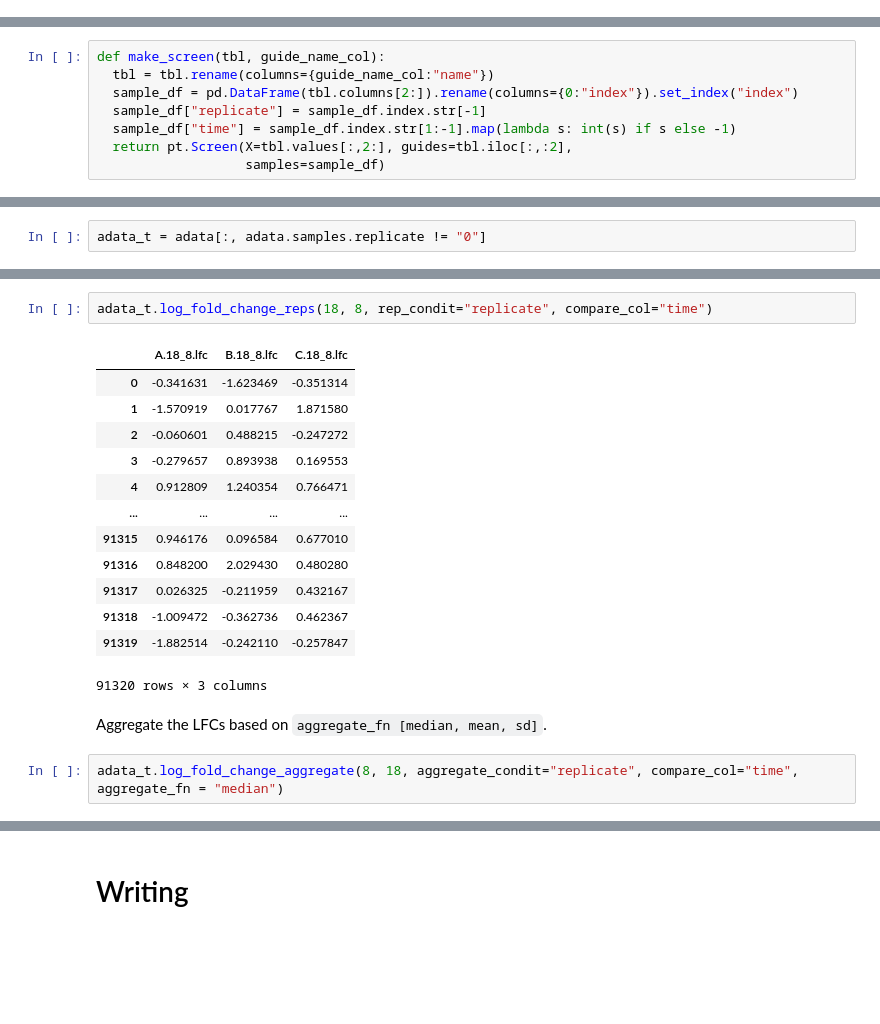
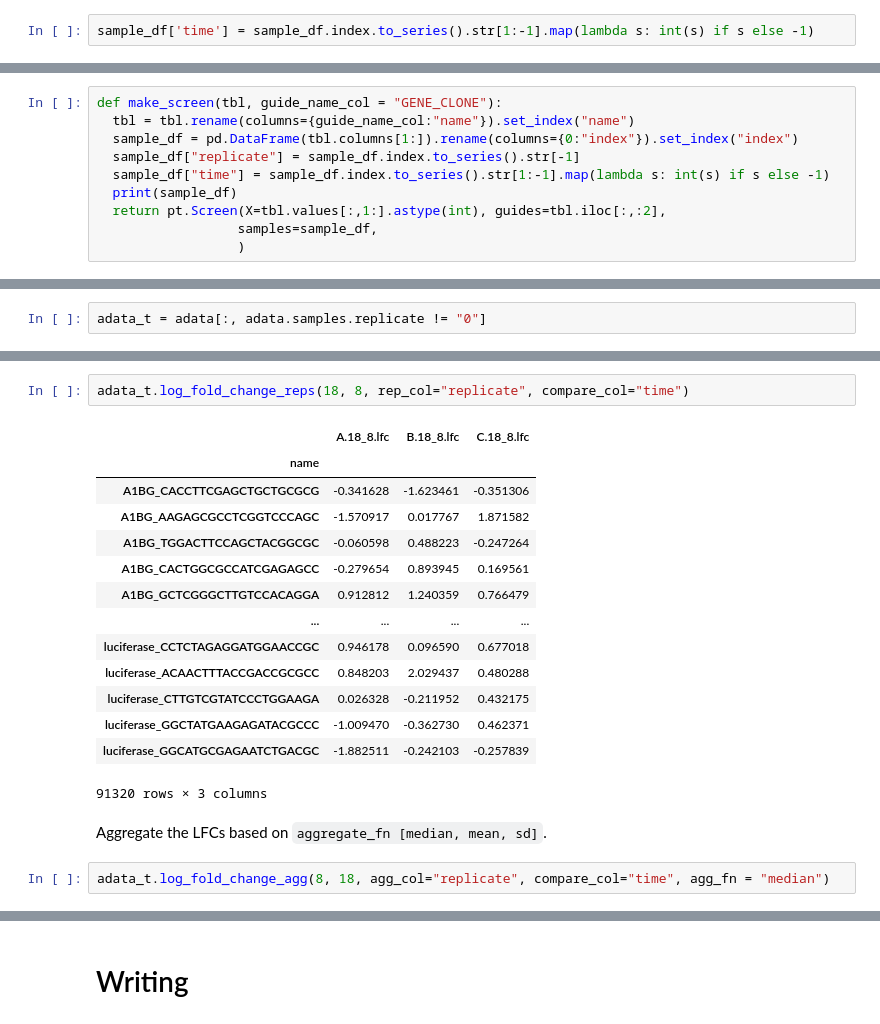
Before and after one commit to pinellolab/perturb-tools, a Jupyter notebook: perturb_tools/screen_demo.ipynb, the cells around one changed output, grey strips where cells are left out. Cells and saved outputs as stored; diff of their text form; blank space fills up the shorter version.

```diff
--- a/perturb_tools/screen_demo.ipynb
+++ b/perturb_tools/screen_demo.ipynb
@@ -91,0 +96,2 @@ tbl2 = pd.read_csv("readcount-HeLa-lib2", sep = "\t")
+# %%
+sample_df['time'] = sample_df.index.to_series().str[1:-1].map(lambda s: int(s) if s else -1)
@@ -92,11 +116,13 @@ tbl2 = pd.read_csv("readcount-HeLa-lib2", sep = "\t")
 # %%
-def make_screen(tbl, guide_name_col):
-  tbl = tbl.rename(columns={guide_name_col:"name"})
-  sample_df = pd.DataFrame(tbl.columns[2:]).rename(columns={0:"index"}).set_index("index")
-  sample_df["replicate"] = sample_df.index.str[-1]
-  sample_df["time"] = sample_df.index.str[1:-1].map(lambda s: int(s) if s else -1)
-  return pt.Screen(X=tbl.values[:,2:], guides=tbl.iloc[:,:2],
-                   samples=sample_df)
+def make_screen(tbl, guide_name_col = "GENE_CLONE"):
+  tbl = tbl.rename(columns={guide_name_col:"name"}).set_index("name")
+  sample_df = pd.DataFrame(tbl.columns[1:]).rename(columns={0:"index"}).set_index("index")
+  sample_df["replicate"] = sample_df.index.to_series().str[-1]
+  sample_df["time"] = sample_df.index.to_series().str[1:-1].map(lambda s: int(s) if s else -1)
+  print(sample_df)
+  return pt.Screen(X=tbl.values[:,1:].astype(int), guides=tbl.iloc[:,:2],
+                  samples=sample_df,
+                  )
 # %%
 adata = make_screen(tbl)
 bdata = make_screen(tbl2)
@@ -252,23 +351,24 @@ adata_t = adata[:, adata.samples.replicate != "0"]
 # %%
-adata_t.log_fold_change_reps(18, 8, rep_condit="replicate", compare_col="time")
+adata_t.log_fold_change_reps(18, 8, rep_col="replicate", compare_col="time")
 # %% [output]
 |  | A.18_8.lfc | B.18_8.lfc | C.18_8.lfc |
-| 0 | -0.341631 | -1.623469 | -0.351314 |
-| 1 | -1.570919 | 0.017767 | 1.871580 |
-| 2 | -0.060601 | 0.488215 | -0.247272 |
-| 3 | -0.279657 | 0.893938 | 0.169553 |
-| 4 | 0.912809 | 1.240354 | 0.766471 |
+| name |  |  |  |
+| A1BG_CACCTTCGAGCTGCTGCGCG | -0.341628 | -1.623461 | -0.351306 |
+| A1BG_AAGAGCGCCTCGGTCCCAGC | -1.570917 | 0.017767 | 1.871582 |
+| A1BG_TGGACTTCCAGCTACGGCGC | -0.060598 | 0.488223 | -0.247264 |
+| A1BG_CACTGGCGCCATCGAGAGCC | -0.279654 | 0.893945 | 0.169561 |
+| A1BG_GCTCGGGCTTGTCCACAGGA | 0.912812 | 1.240359 | 0.766479 |
 | ... | ... | ... | ... |
-| 91315 | 0.946176 | 0.096584 | 0.677010 |
-| 91316 | 0.848200 | 2.029430 | 0.480280 |
-| 91317 | 0.026325 | -0.211959 | 0.432167 |
-| 91318 | -1.009472 | -0.362736 | 0.462367 |
-| 91319 | -1.882514 | -0.242110 | -0.257847 |
+| luciferase_CCTCTAGAGGATGGAACCGC | 0.946178 | 0.096590 | 0.677018 |
+| luciferase_ACAACTTTACCGACCGCGCC | 0.848203 | 2.029437 | 0.480288 |
+| luciferase_CTTGTCGTATCCCTGGAAGA | 0.026328 | -0.211952 | 0.432175 |
+| luciferase_GGCTATGAAGAGATACGCCC | -1.009470 | -0.362730 | 0.462371 |
+| luciferase_GGCATGCGAGAATCTGACGC | -1.882511 | -0.242103 | -0.257839 |
 91320 rows × 3 columns
 # %% [markdown]
 Aggregate the LFCs based on `aggregate_fn [median, mean, sd]`.
 # %%
-adata_t.log_fold_change_aggregate(8, 18, aggregate_condit="replicate", compare_col="time", aggregate_fn = "median")
+adata_t.log_fold_change_agg(8, 18, agg_col="replicate", compare_col="time", agg_fn = "median")
 # %%
 adata_t.guides
 # %% [output]
```
Also changed, not shown: parts of 28 cells of this notebook.
